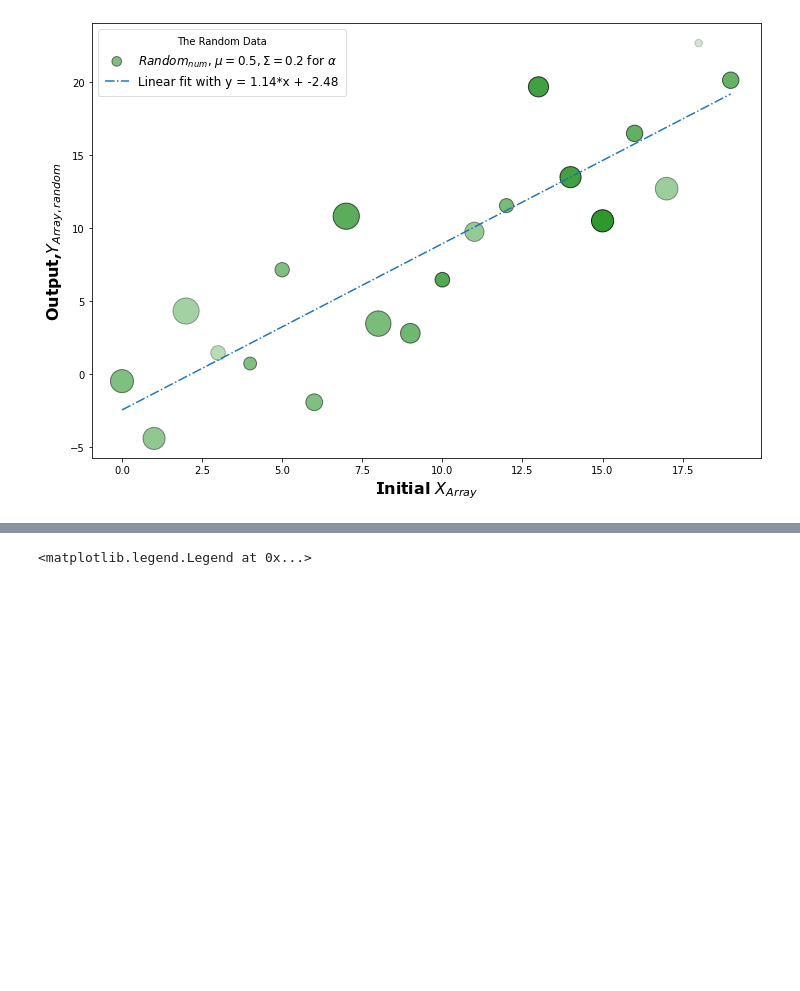
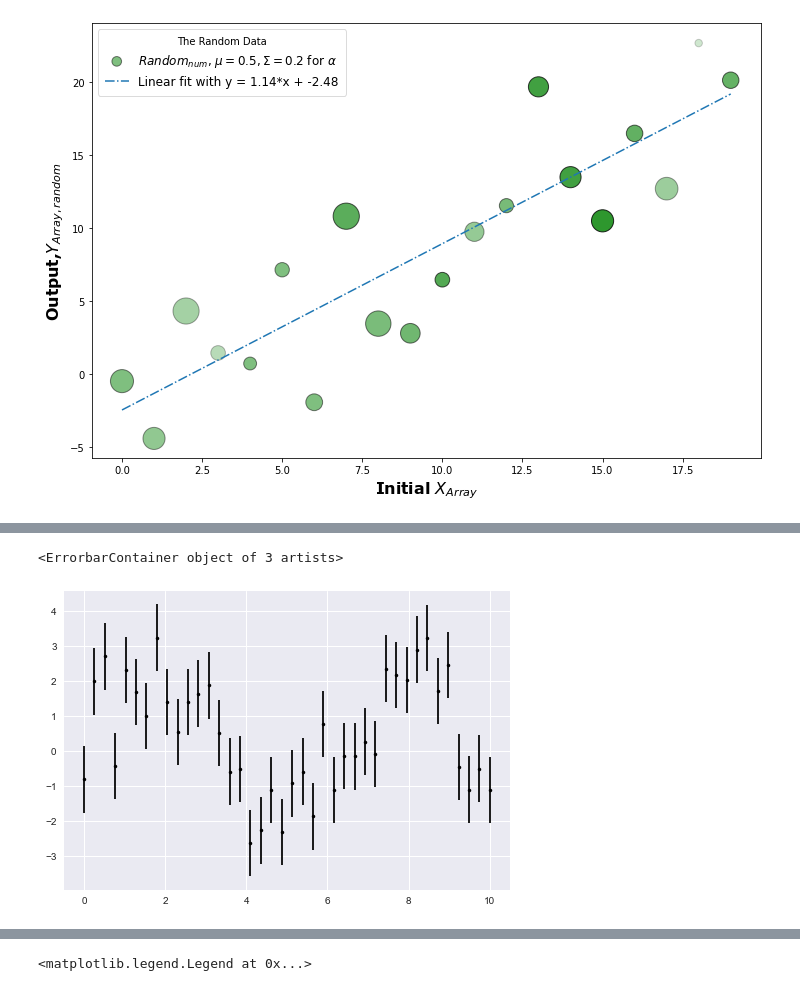
Before and after one commit to thaynecurrie/phys7943_fall2023, a Jupyter notebook: ScientificPythonNotes/Matplotlib/Python_matplotlib_part1.ipynb, the cells around one changed output, grey strips where cells are left out. Saved outputs shown, nothing was run; the diff lists cells and outputs as text; code cells hidden in the pictures; blank space fills up the shorter version.

```diff
--- a/ScientificPythonNotes/Matplotlib/Python_matplotlib_part1.ipynb
+++ b/ScientificPythonNotes/Matplotlib/Python_matplotlib_part1.ipynb
@@ -579,0 +592,13 @@ axes.legend(loc='upper left',fontsize='large',borderpad=0.6,markerscale=0.5,
+# %%
+x = np.linspace(0, 10, 40)
+const = 0.95
+y = 2*np.sin(x) + const * np.random.randn(40)
+
+plt.style.use('seaborn') #just to change things up a bit
+
+#plt.errorbar(x, y, yerr=const,ls='none') #just looks like blue vertical lines
+#plt.errorbar(x, y, yerr=const,ls='none',marker='o') #dots with blue vertical lines
+plt.errorbar(x, y, yerr=const,fmt='.k')
+# %% [output]
+<ErrorbarContainer object of 3 artists>
+[figure, added]
```
Also changed, not shown: parts of 4 cells of this notebook, 9 other files.
